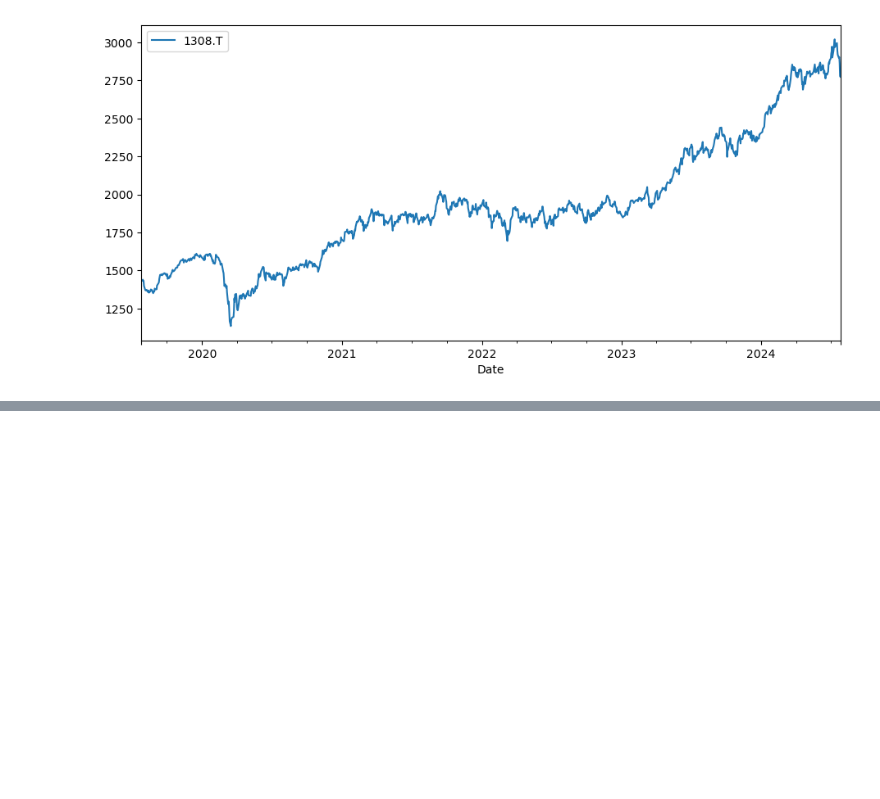
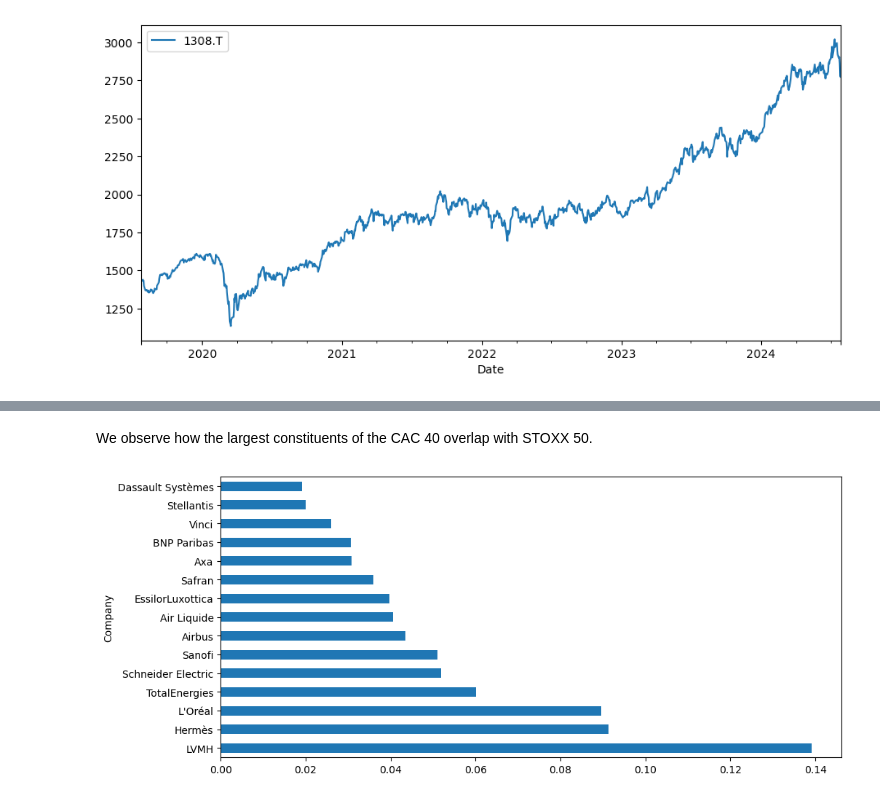
Before and after one commit to christianatanasov/algodisco, a Jupyter notebook: finance/index.ipynb, the cells around one changed output, grey strips where cells are left out. Cells and saved outputs as stored; diff of their text form; code cells hidden in the pictures; blank space fills up the shorter version.

```diff
--- a/finance/index.ipynb
+++ b/finance/index.ipynb
@@ -155,0 +149,7 @@ cac40
+# %% [markdown]
+We observe how the largest constituents of the CAC 40 overlap with STOXX 50.
+# %%
+cac40.sort_values('WEIGHT', ascending=False).set_index('Company')['WEIGHT'].head(15).plot.barh(figsize=(11,5))
+plt.show()
+# %% [output]
+[figure, added]
```
Also changed, not shown: parts of 27 cells of this notebook.
